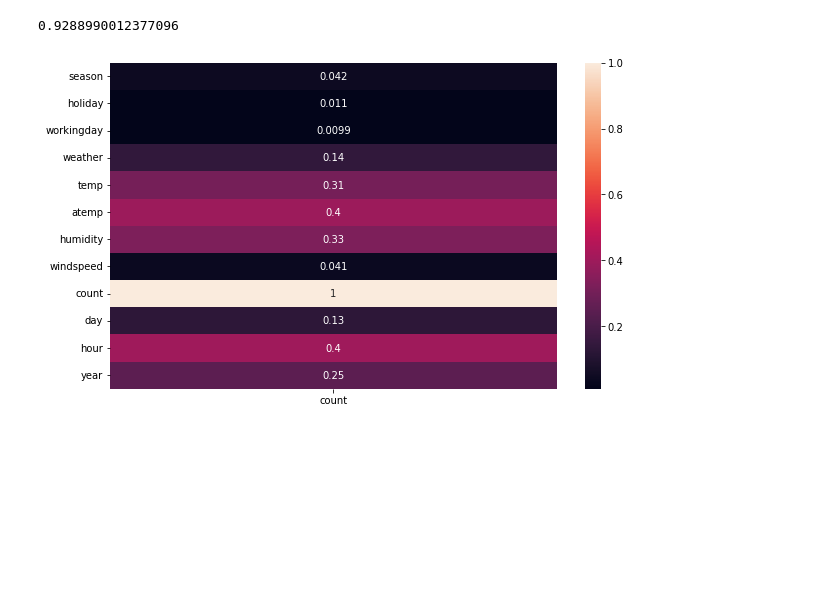
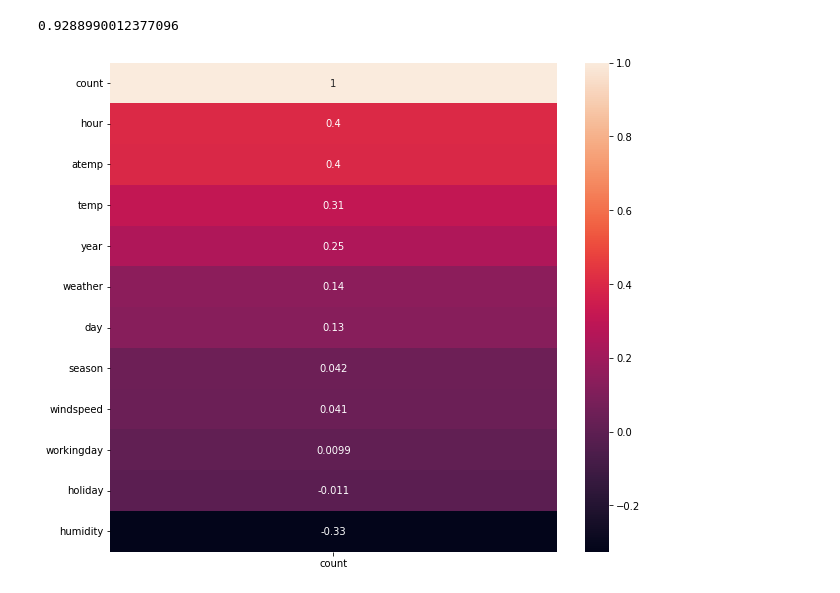
Before and after one commit to yayahamour/project_bike, a Jupyter notebook: model/test_notebook.ipynb, the cells around one changed output. Cells and saved outputs as stored; diff of their text form; code cells hidden in the pictures; blank space fills up the shorter version.

```diff
--- a/model/test_notebook.ipynb
+++ b/model/test_notebook.ipynb
@@ -875,8 +872,8 @@ model_stack.score(test_data_all_X, test_data_all_y)
 # %% [output]
 0.9288990012377096
 # %%
-plt.figure(figsize=(10,6))
-sns.heatmap(np.abs(train_data_all.corr()[['count']]), annot=True)
+plt.figure(figsize=(10,9))
+sns.heatmap(train_data_all.corr()[['count']].sort_values('count', ascending=False), annot=True)
 plt.show()
 # %% [output]
-[figure, old version]
+[figure, new version]
```
Also changed, not shown: parts of 2 cells of this notebook, 2 other files.
